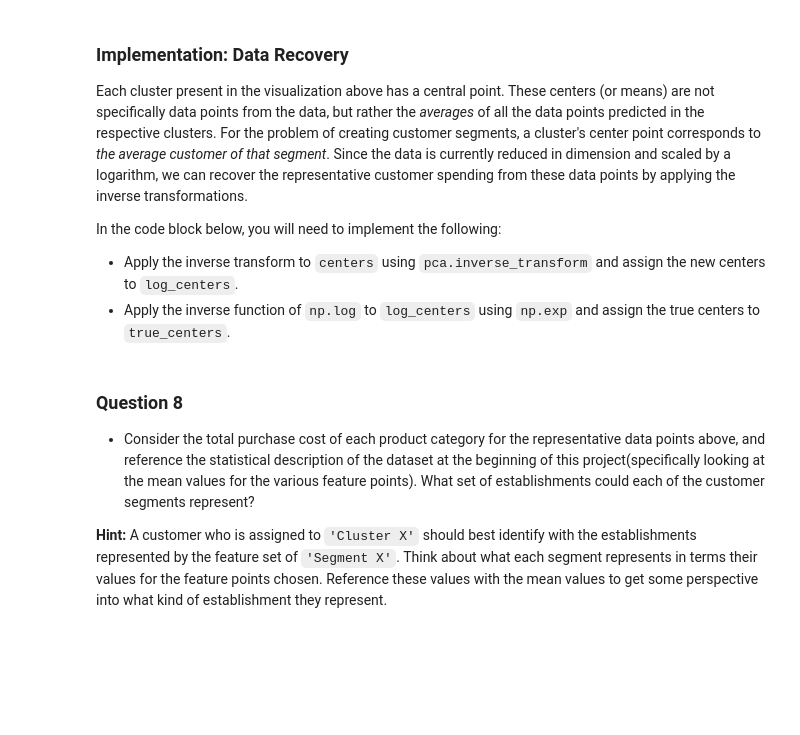
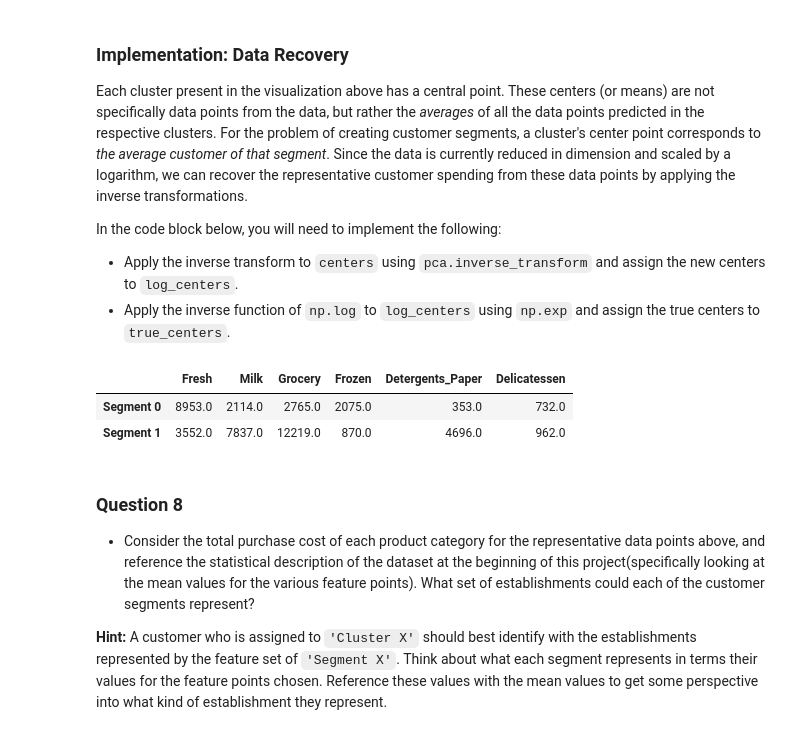
Before and after one commit to canyon289/machine-learning, a Jupyter notebook: projects/customer_segments/customer_segments.ipynb, the cells around one changed output. Saved outputs shown, nothing was run; the diff lists cells and outputs as text; code cells hidden in the pictures; blank space fills up the shorter version.

Commit message:
First Submission of Customer Segments project

```diff
--- a/projects/customer_segments/customer_segments.ipynb
+++ b/projects/customer_segments/customer_segments.ipynb
@@ -398,13 +423,13 @@ In the code block below, you will need to implement the following:
  - Apply a PCA transformation of `log_samples` using `pca.transform`, and assign the results to `pca_samples`.
 # %%
 # TODO: Apply PCA by fitting the good data with only two dimensions
-pca = None
+pca = decomposition.PCA(n_components=2)
 
 # TODO: Transform the good data using the PCA fit above
-reduced_data = None
+reduced_data = pca.fit_transform(good_data)
 
 # TODO: Transform log_samples using the PCA fit above
-pca_samples = None
+pca_samples = pca.transform(good_data.iloc[indices,:])
 
 # Create a DataFrame for the reduced data
 reduced_data = pd.DataFrame(reduced_data, columns = ['Dimension 1', 'Dimension 2'])
@@ -456,17 +490,22 @@ In the code block below, you will need to implement the following:
  - Import `sklearn.metrics.silhouette_score` and calculate the silhouette score of `reduced_data` against `preds`.
    - Assign the silhouette score to `score` and print the result.
 # %%
-# TODO: Apply your clustering algorithm of choice to the reduced data
-clusterer = None
+from sklearn.mixture import GaussianMixture
+msg = "Number of Clusters:{0} Score {1}"
+for n_components in reversed(range(2, 10)):
+    # TODO: Apply your clustering algorithm of choice to the reduced data
+    clusterer = GaussianMixture(n_components=n_components)
 
-# TODO: Predict the cluster for each data point
-preds = None
+    # TODO: Predict the cluster for each data point
+    preds = clusterer.fit(reduced_data).predict(reduced_data)
 
-# TODO: Find the cluster centers
-centers = None
+    # TODO: Find the cluster centers
+    centers = clusterer.means_
 
-# TODO: Predict the cluster for each transformed sample data point
-sample_preds = None
+    # TODO: Predict the cluster for each transformed sample data point
+    sample_preds = clusterer.predict(pca_samples)
 
-# TODO: Calculate the mean silhouette coefficient for the number of clusters chosen
-score = None
+    from sklearn import metrics
+    # TODO: Calculate the mean silhouette coefficient for the number of clusters chosen
+    score = metrics.silhouette_score(good_data, preds)
+    print(msg.format(n_components, score))
@@ -492,16 +543,20 @@ In the code block below, you will need to implement the following:
  - Apply the inverse function of `np.log` to `log_centers` using `np.exp` and assign the true centers to `true_centers`.
 # %%
 # TODO: Inverse transform the centers
-log_centers = None
+log_centers = pca.inverse_transform(centers)
 
 # TODO: Exponentiate the centers
-true_centers = None
+true_centers = np.exp(log_centers)
 
 # Display the true centers
 segments = ['Segment {}'.format(i) for i in range(0,len(centers))]
 true_centers = pd.DataFrame(np.round(true_centers), columns = data.keys())
 true_centers.index = segments
 display(true_centers)
+# %% [output]
+|  | Fresh | Milk | Grocery | Frozen | Detergents_Paper | Delicatessen |
+| Segment 0 | 8953.0 | 2114.0 | 2765.0 | 2075.0 | 353.0 | 732.0 |
+| Segment 1 | 3552.0 | 7837.0 | 12219.0 | 870.0 | 4696.0 | 962.0 |
 # %% [markdown]
 ### Question 8
 
```
Also changed, not shown: parts of 28 cells of this notebook, 1 other file.
